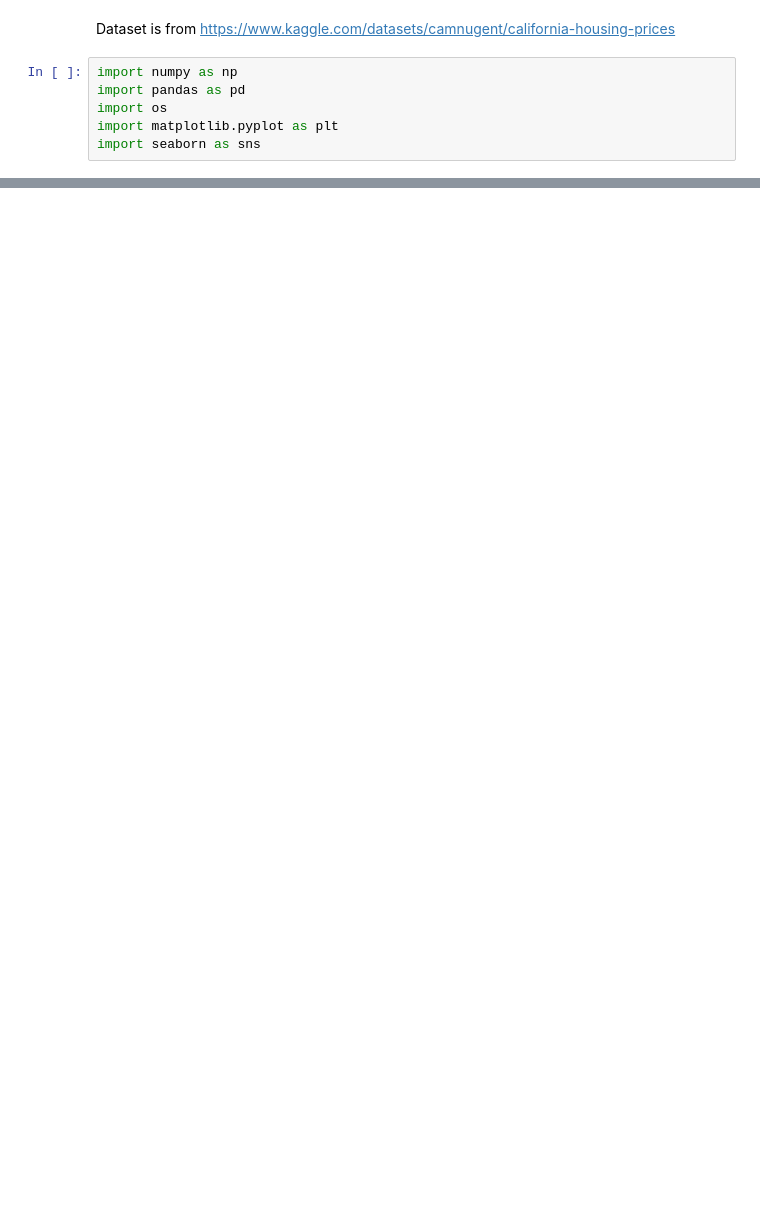
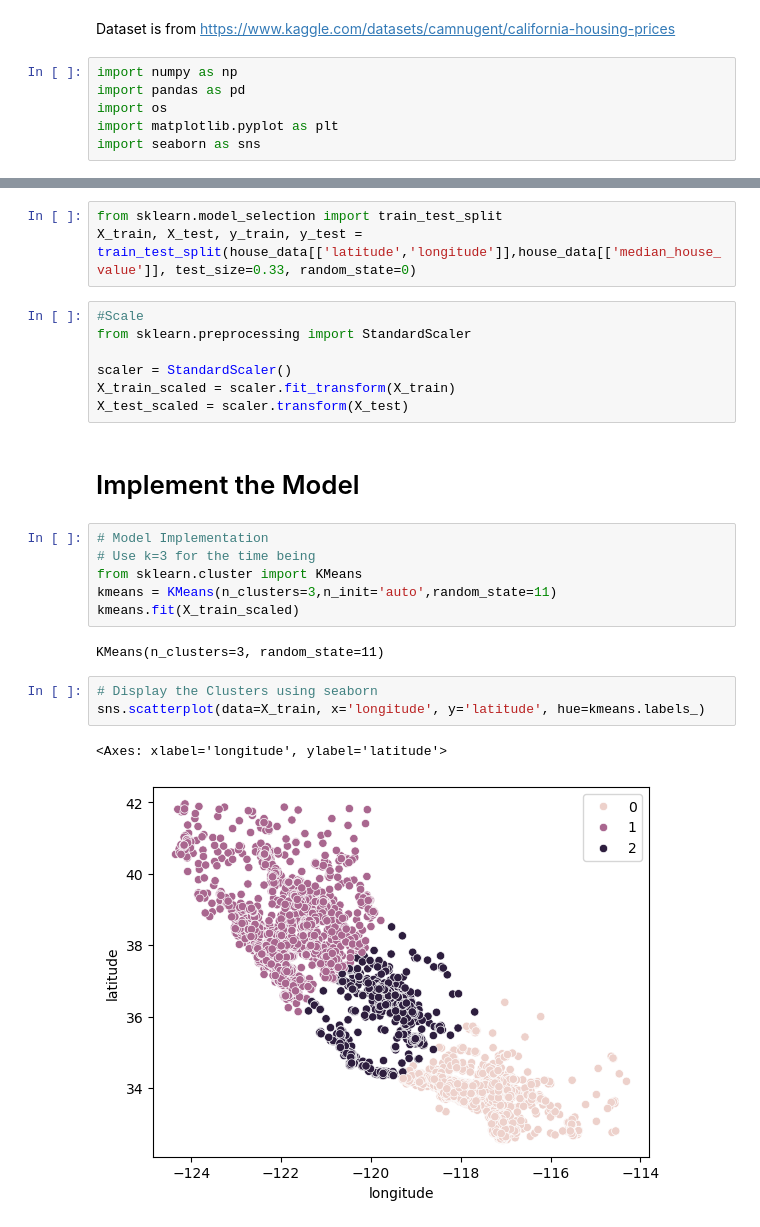
Before and after one commit to warnakulasuriya-fds-e23/EE7209MachineLearningCodes, a Jupyter notebook: workshop4/Workshop4.ipynb, the cells around one changed output, grey strips where cells are left out. Drawn from its saved outputs; the diff is of its cells as text; blank space fills up the shorter version.

```diff
--- a/workshop4/Workshop4.ipynb
+++ b/workshop4/Workshop4.ipynb
@@ -19,0 +30,26 @@ df.head()
+# %%
+from sklearn.model_selection import train_test_split
+X_train, X_test, y_train, y_test = train_test_split(house_data[['latitude','longitude']],house_data[['median_house_value']], test_size=0.33, random_state=0)
+# %%
+#Scale
+from sklearn.preprocessing import StandardScaler
+
+scaler = StandardScaler()
+X_train_scaled = scaler.fit_transform(X_train)
+X_test_scaled = scaler.transform(X_test)
+# %% [markdown]
+# Implement the Model
+# %%
+# Model Implementation
+# Use k=3 for the time being
+from sklearn.cluster import KMeans
+kmeans = KMeans(n_clusters=3,n_init='auto',random_state=11)
+kmeans.fit(X_train_scaled)
+# %% [output]
+KMeans(n_clusters=3, random_state=11)
+# %%
+# Display the Clusters using seaborn
+sns.scatterplot(data=X_train, x='longitude', y='latitude', hue=kmeans.labels_)
+# %% [output]
+<Axes: xlabel='longitude', ylabel='latitude'>
+[figure, added]
```
Also changed, not shown: parts of 14 cells of this notebook.
